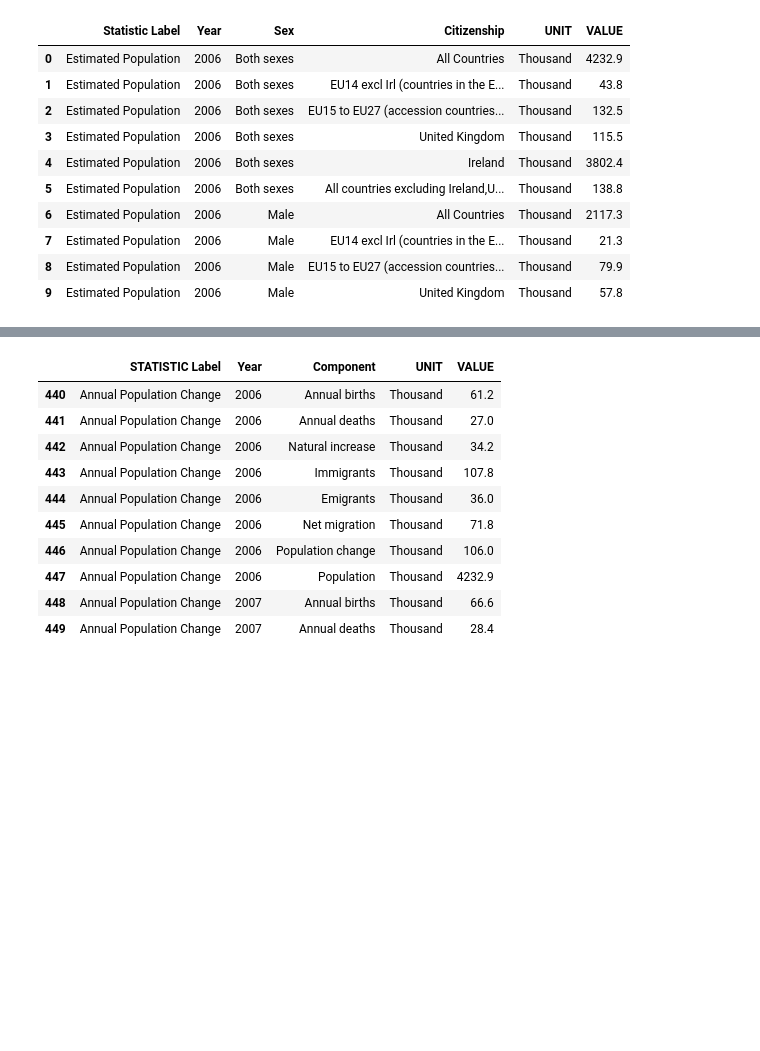
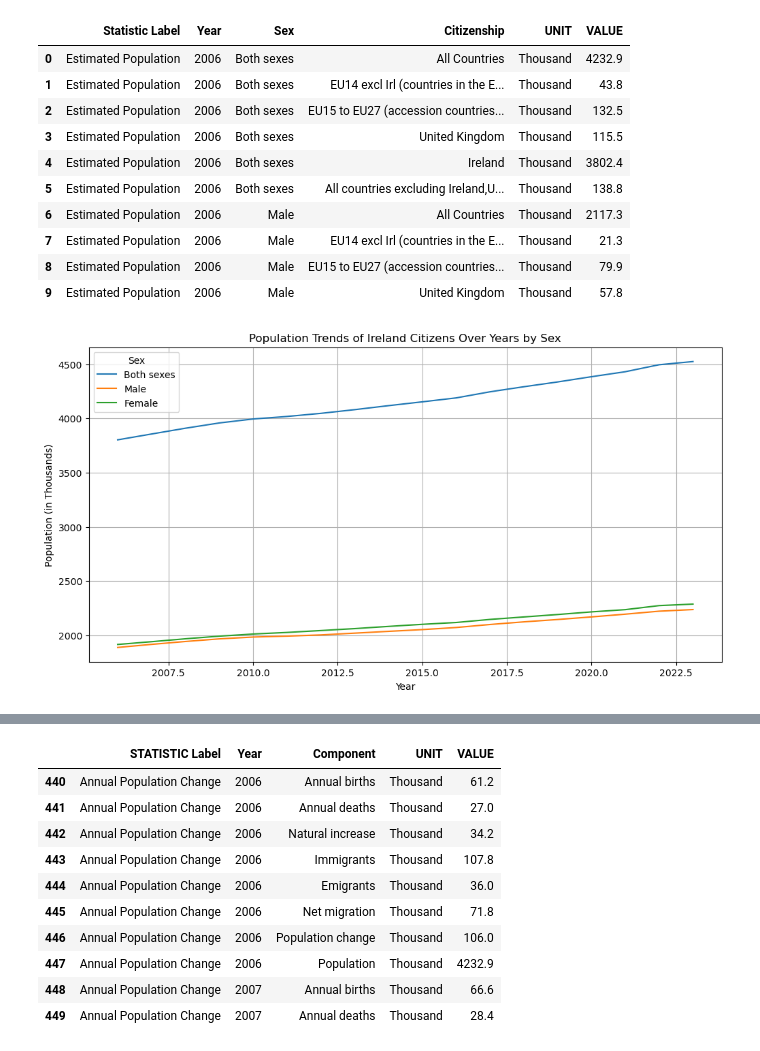
Before and after one commit to CCT2017156/MSC_DA__CA1, a Jupyter notebook: CA1-20171256.ipynb, the cells around one changed output, grey strips where cells are left out. Saved outputs shown, nothing was run; the diff lists cells and outputs as text; code cells hidden in the pictures; blank space fills up the shorter version.

```diff
--- a/CA1-20171256.ipynb
+++ b/CA1-20171256.ipynb
@@ -168,3 +157,21 @@ df2_EP.head(10) #First 10 rows
 | 7 | Estimated Population | 2006 | Male | EU14 excl Irl (countries in the E... | Thousand | 21.3 |
 | 8 | Estimated Population | 2006 | Male | EU15 to EU27 (accession countries... | Thousand | 79.9 |
 | 9 | Estimated Population | 2006 | Male | United Kingdom | Thousand | 57.8 |
+# %%
+# Comparison of Population Trends by Sex
+# Assuming we are focusing on a specific citizenship, e.g., 'Ireland'
+
+# Filtering data for Ireland citizens
+ireland_population = df2_EP[df2_EP['Citizenship'] == 'Ireland']
+
+# Plotting the population trends for different sexes over the years
+plt.figure(figsize=(12, 6))
+sns.lineplot(x='Year', y='VALUE', hue='Sex', data=ireland_population)
+plt.title('Population Trends of Ireland Citizens Over Years by Sex')
+plt.xlabel('Year')
+plt.ylabel('Population (in Thousands)')
+plt.legend(title='Sex')
+plt.grid(True)
+plt.show()
+# %% [output]
+[figure, added]
```
Also changed, not shown: parts of 35 cells of this notebook.
